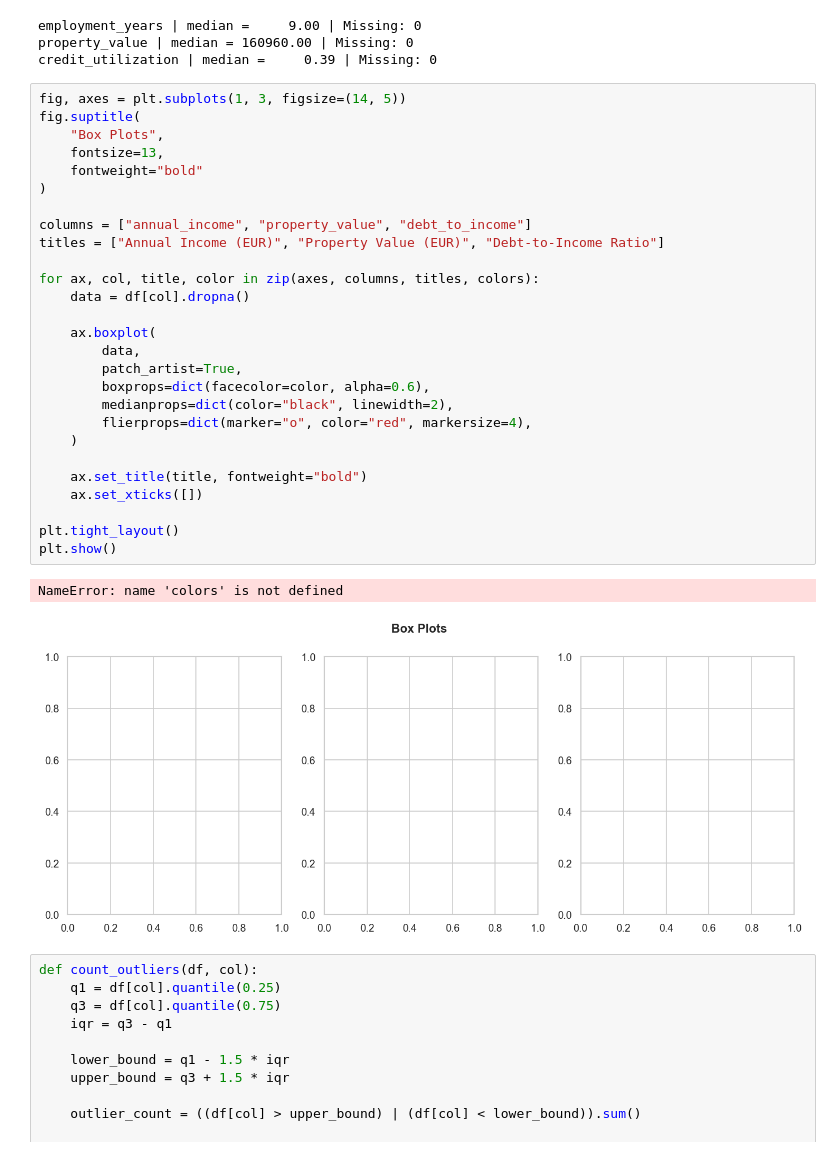
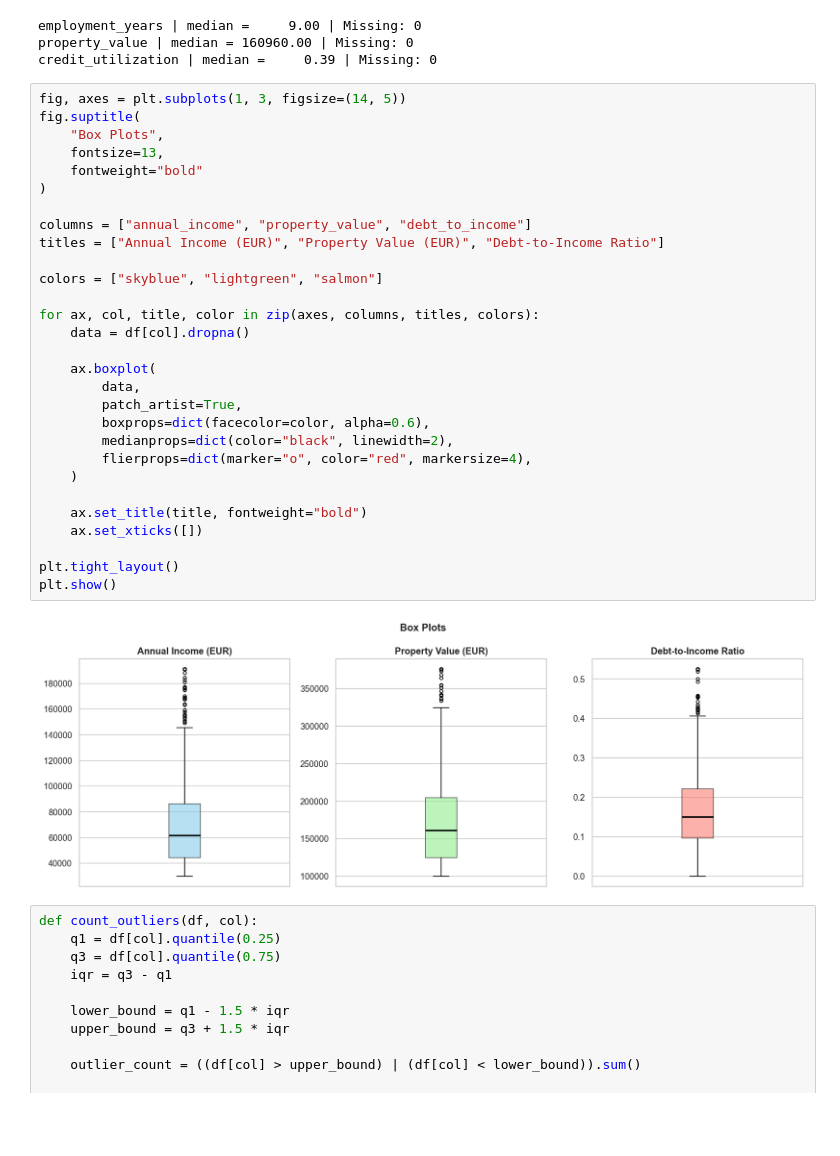
Before and after one commit to TalalZafar88/Credit_Risk_Pricing_Analysis, a Jupyter notebook: notebooks/Cloover_Case_Study.ipynb, the cells around one changed output. Cells and saved outputs as stored; diff of their text form; blank space fills up the shorter version.

```diff
--- a/notebooks/Cloover_Case_Study.ipynb
+++ b/notebooks/Cloover_Case_Study.ipynb
@@ -120,33 +120,34 @@ credit_utilization | median =     0.39 | Missing: 0
 # %%
 fig, axes = plt.subplots(1, 3, figsize=(14, 5))
 fig.suptitle(
     "Box Plots",
     fontsize=13,
     fontweight="bold"
 )
 
 columns = ["annual_income", "property_value", "debt_to_income"]
 titles = ["Annual Income (EUR)", "Property Value (EUR)", "Debt-to-Income Ratio"]
+
+colors = ["skyblue", "lightgreen", "salmon"]
 
 for ax, col, title, color in zip(axes, columns, titles, colors):
     data = df[col].dropna()
 
     ax.boxplot(
         data,
         patch_artist=True,
         boxprops=dict(facecolor=color, alpha=0.6),
         medianprops=dict(color="black", linewidth=2),
         flierprops=dict(marker="o", color="red", markersize=4),
     )
 
     ax.set_title(title, fontweight="bold")
     ax.set_xticks([])
 
 plt.tight_layout()
 plt.show()
 # %% [output]
-NameError: name 'colors' is not defined
-[figure, old version]
+[figure, new version]
 # %%
 def count_outliers(df, col):
     q1 = df[col].quantile(0.25)
```
Also changed, not shown: parts of 7 cells of this notebook, 1 other file.
